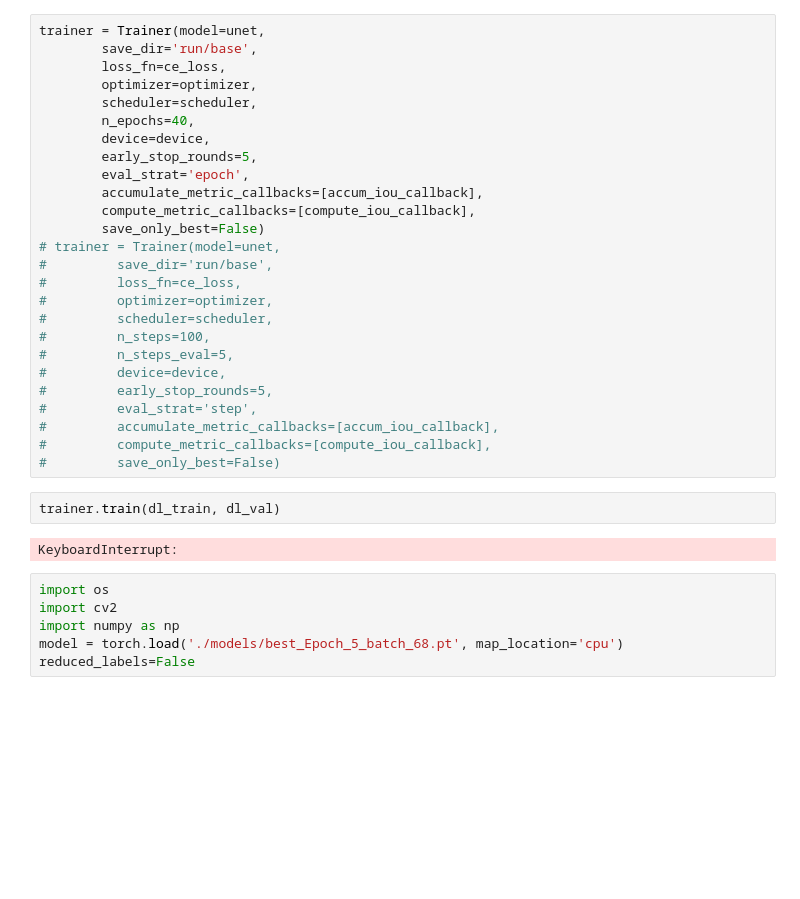
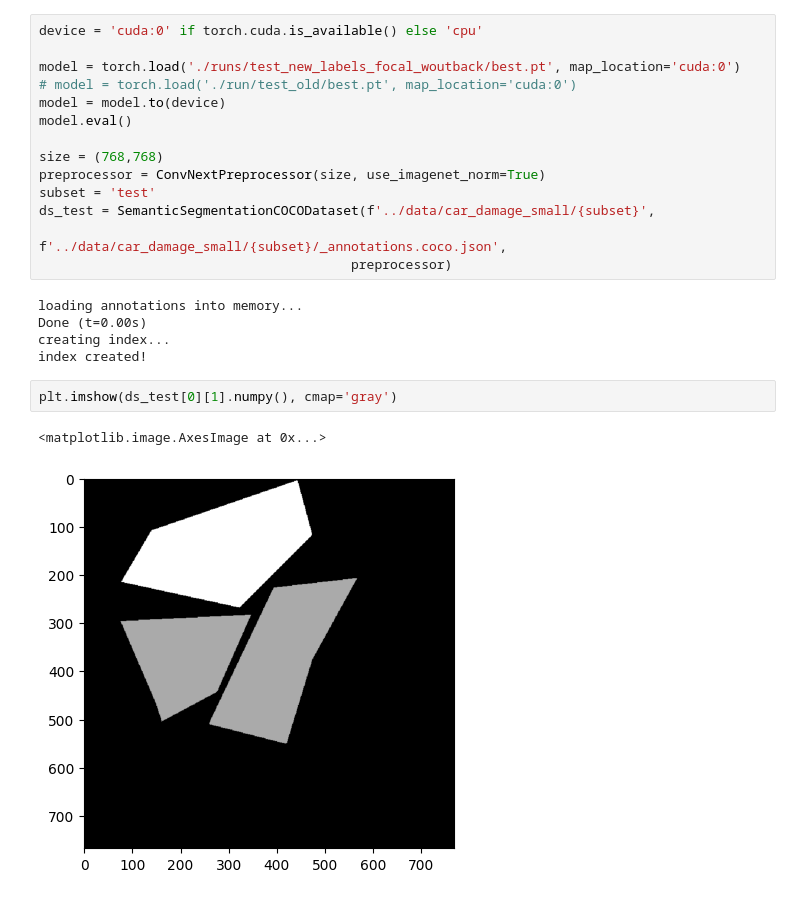
Before and after one commit to falkodem/trainloop, a Jupyter notebook: Custom.ipynb, the cells around one changed output. Saved outputs shown, nothing was run; the diff lists cells and outputs as text; blank space fills up the shorter version.

```diff
--- a/Custom.ipynb
+++ b/Custom.ipynb
@@ -116,36 +12,24 @@ def compute_iou_callback(save_dir, iteration):
-# %%
-trainer = Trainer(model=unet,
-        save_dir='run/base',
-        loss_fn=ce_loss,
-        optimizer=optimizer,
-        scheduler=scheduler,
-        n_epochs=40,
-        device=device,
-        early_stop_rounds=5,
-        eval_strat='epoch',
-        accumulate_metric_callbacks=[accum_iou_callback],
-        compute_metric_callbacks=[compute_iou_callback],
-        save_only_best=False)
-# trainer = Trainer(model=unet,
-#         save_dir='run/base',
-#         loss_fn=ce_loss,
-#         optimizer=optimizer,
-#         scheduler=scheduler,
-#         n_steps=100,
-#         n_steps_eval=5,
-#         device=device,
-#         early_stop_rounds=5,
-#         eval_strat='step',
-#         accumulate_metric_callbacks=[accum_iou_callback],
-#         compute_metric_callbacks=[compute_iou_callback],
-#         save_only_best=False)
-# %%
-trainer.train(dl_train, dl_val)
-# %% [output]
-KeyboardInterrupt:
-# %%
-import os
-import cv2
-import numpy as np
-model = torch.load('./models/best_Epoch_5_batch_68.pt', map_location='cpu')
-reduced_labels=False
+# %%
+device = 'cuda:0' if torch.cuda.is_available() else 'cpu'
+
+model = torch.load('./runs/test_new_labels_focal_woutback/best.pt', map_location='cuda:0')
+# model = torch.load('./run/test_old/best.pt', map_location='cuda:0')
+model = model.to(device)
+model.eval()
+
+size = (768,768)
+preprocessor = ConvNextPreprocessor(size, use_imagenet_norm=True)
+subset = 'test'
+ds_test = SemanticSegmentationCOCODataset(f'../data/car_damage_small/{subset}',
+                                        f'../data/car_damage_small/{subset}/_annotations.coco.json',
+                                        preprocessor)
+# %% [output]
+loading annotations into memory...
+Done (t=0.00s)
+creating index...
+index created!
+# %%
+plt.imshow(ds_test[0][1].numpy(), cmap='gray')
+# %% [output]
+<matplotlib.image.AxesImage at 0x...>
+[figure, added]
```
Also changed, not shown: parts of 20 cells of this notebook, 18 other files.
